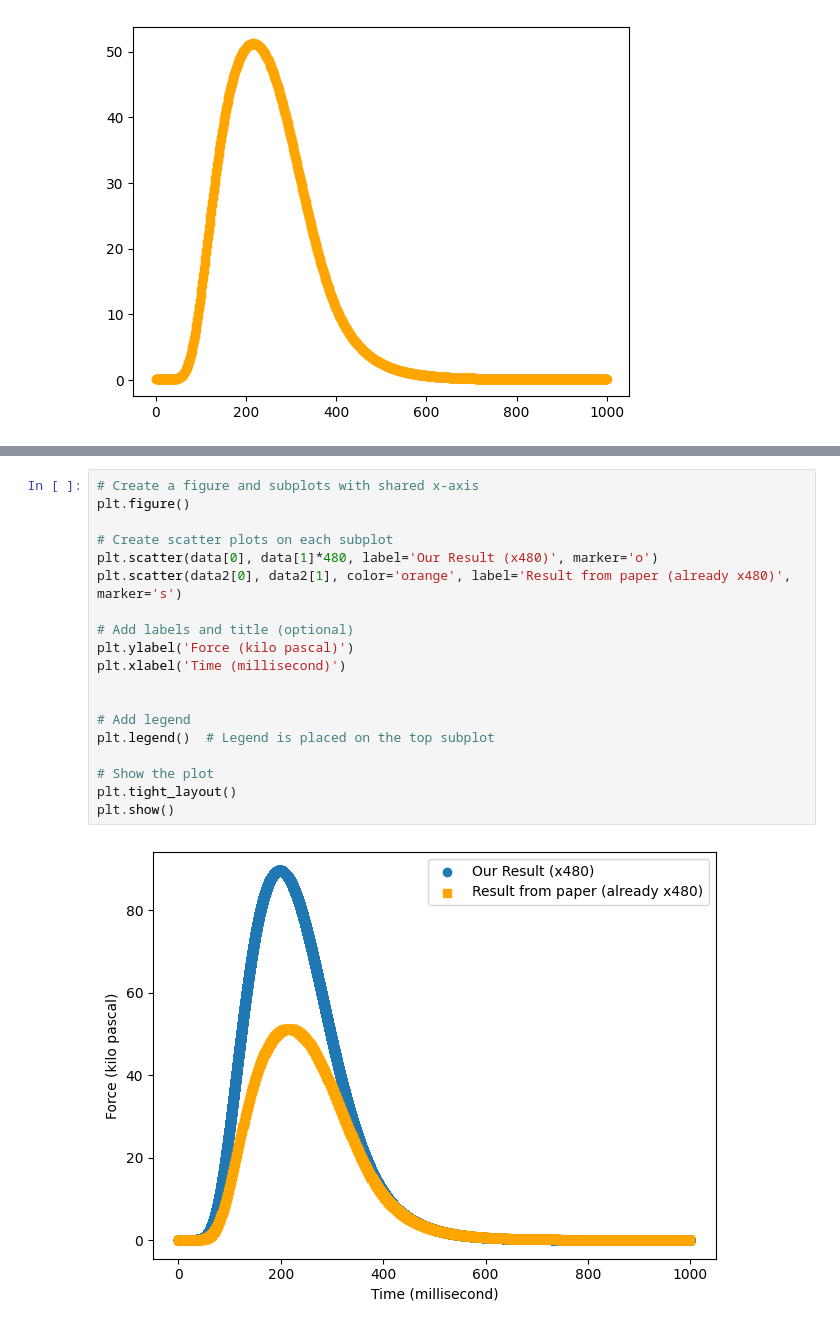
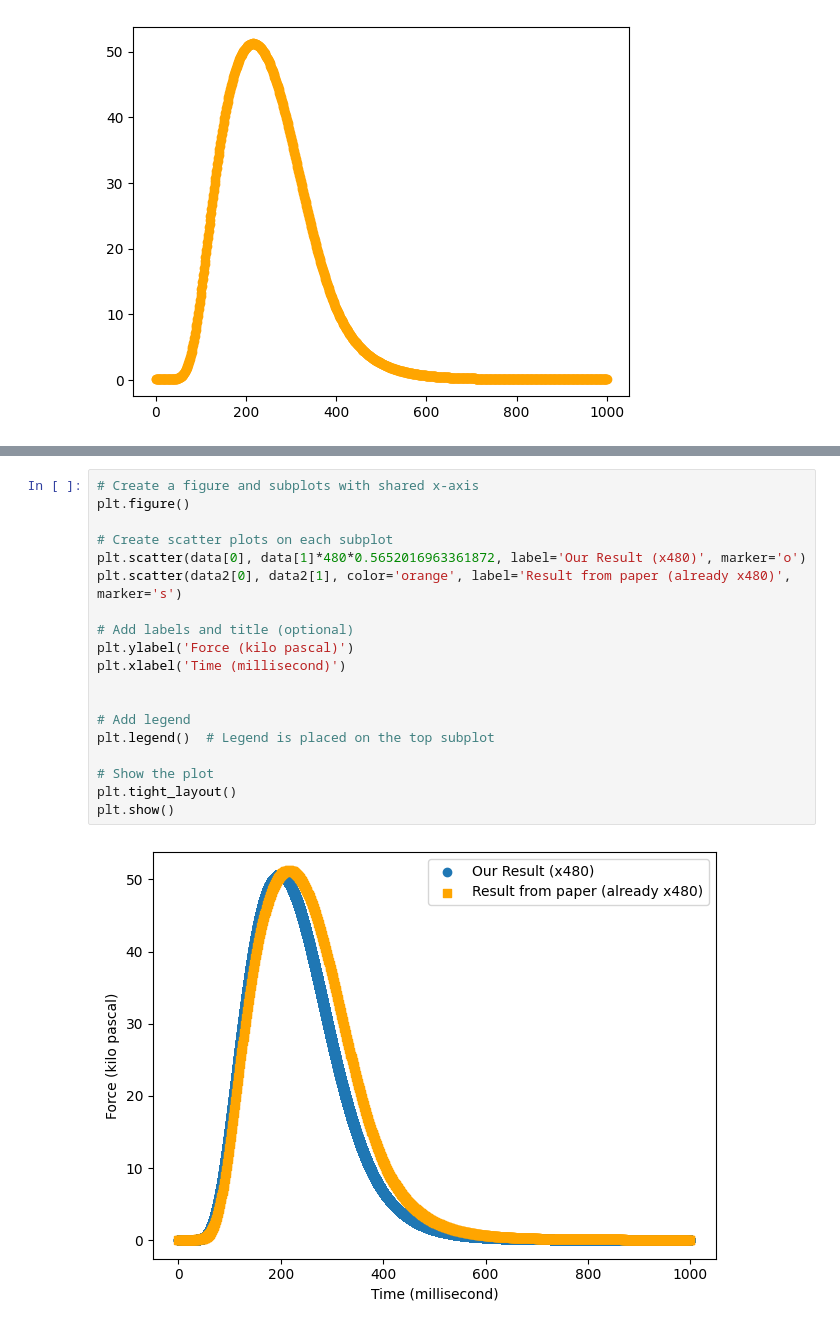
Before and after one commit to kit-cml/EC_Coupling, a Jupyter notebook: bin/plotting.ipynb, the cells around one changed output, grey strips where cells are left out. Cells and saved outputs as stored; diff of their text form.

Commit message:
add scaling factor in graph

```diff
--- a/bin/plotting.ipynb
+++ b/bin/plotting.ipynb
@@ -37,21 +53,21 @@ plt.scatter(data2[0],data2[1], color = 'orange')
 # %%
 # Create a figure and subplots with shared x-axis
 plt.figure()
 
 # Create scatter plots on each subplot
-plt.scatter(data[0], data[1]*480, label='Our Result (x480)', marker='o')
+plt.scatter(data[0], data[1]*480*0.5652016963361872, label='Our Result (x480)', marker='o')
 plt.scatter(data2[0], data2[1], color='orange', label='Result from paper (already x480)', marker='s')
 
 # Add labels and title (optional)
 plt.ylabel('Force (kilo pascal)')
 plt.xlabel('Time (millisecond)')
 
 
 # Add legend
 plt.legend()  # Legend is placed on the top subplot
 
 # Show the plot
 plt.tight_layout()
 plt.show()
 # %% [output]
-[figure, old version]
+[figure, new version]
```
Also changed, not shown: parts of 4 cells of this notebook.
